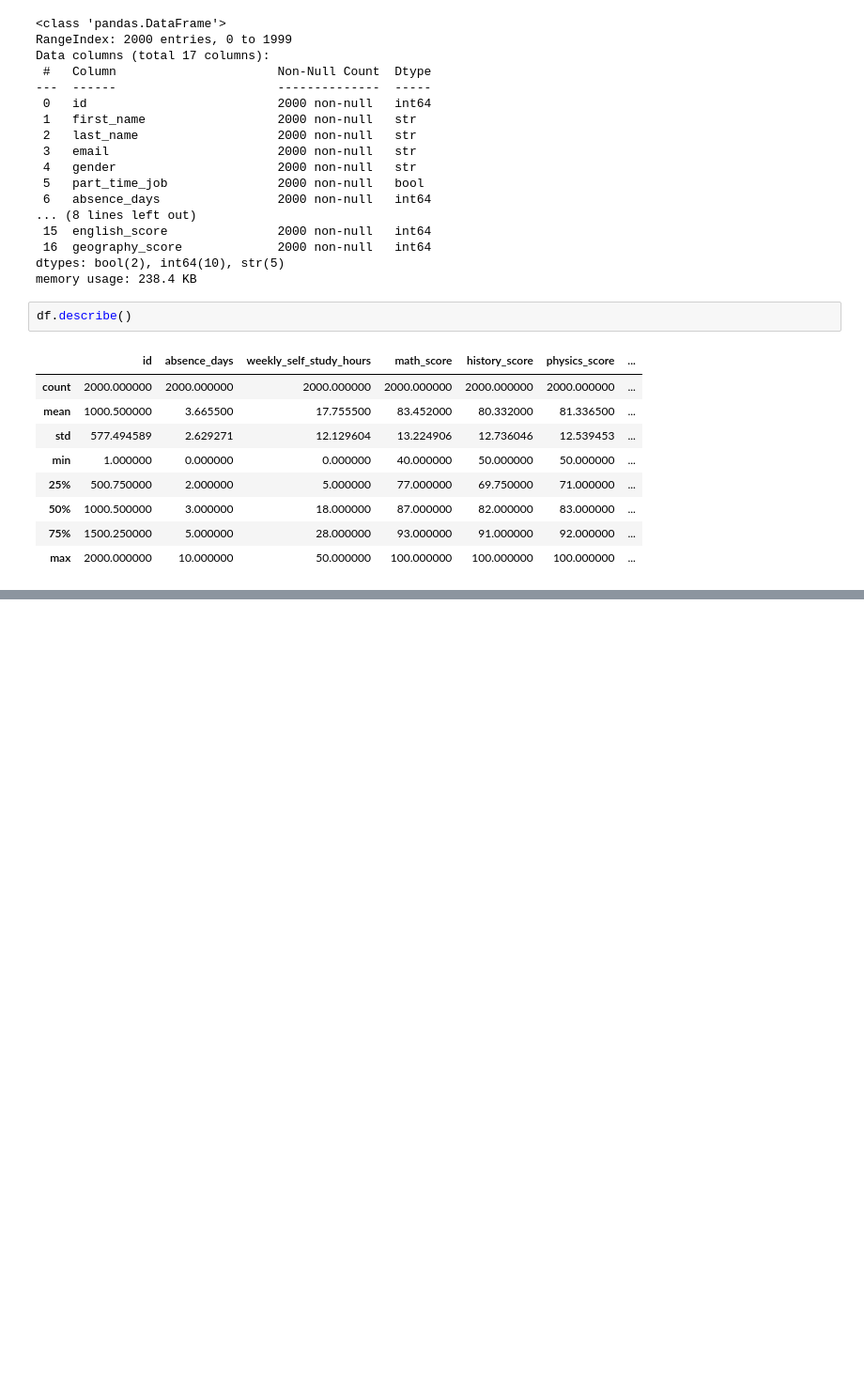
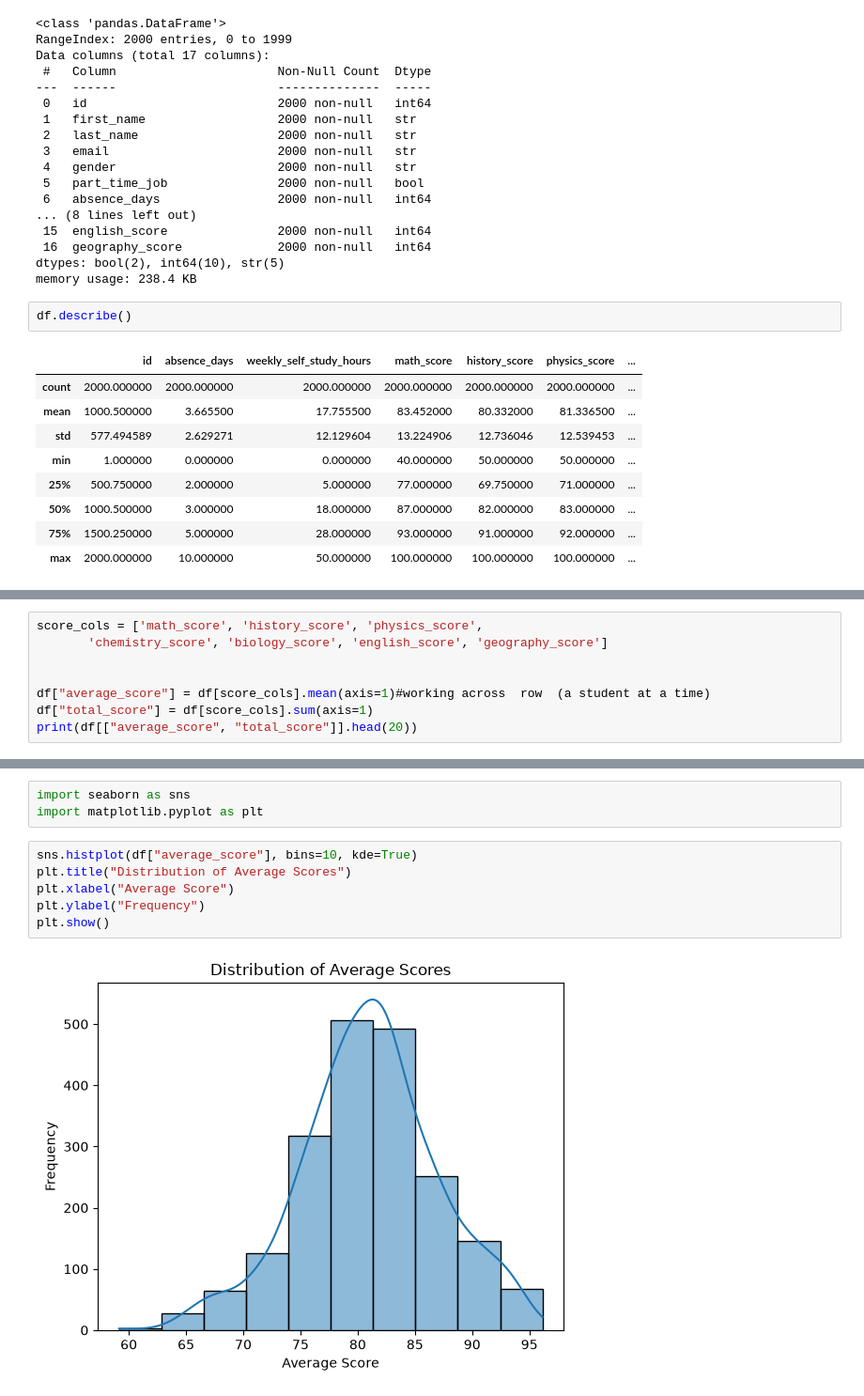
Before and after one commit to vincentkyalomusembi/ML-1.0, a Jupyter notebook: python.ipynb, the cells around one changed output, grey strips where cells are left out. Shown at 94% size. Saved outputs shown, nothing was run; the diff lists cells and outputs as text; blank space fills up the shorter version.

Commit message:
data visualization

```diff
--- a/python.ipynb
+++ b/python.ipynb
@@ -126,0 +143,8 @@ df.describe()
+# %%
+score_cols = ['math_score', 'history_score', 'physics_score',
+       'chemistry_score', 'biology_score', 'english_score', 'geography_score']
+
+
+df["average_score"] = df[score_cols].mean(axis=1)#working across  row  (a student at a time)
+df["total_score"] = df[score_cols].sum(axis=1)
+print(df[["average_score", "total_score"]].head(20))
@@ -126,0 +169,11 @@ df.describe()
+# %%
+import seaborn as sns
+import matplotlib.pyplot as plt
+# %%
+sns.histplot(df["average_score"], bins=10, kde=True)
+plt.title("Distribution of Average Scores")
+plt.xlabel("Average Score")
+plt.ylabel("Frequency")
+plt.show()
+# %% [output]
+[figure, added]
```
Also changed, not shown: parts of 8 cells of this notebook, 2 other files.
